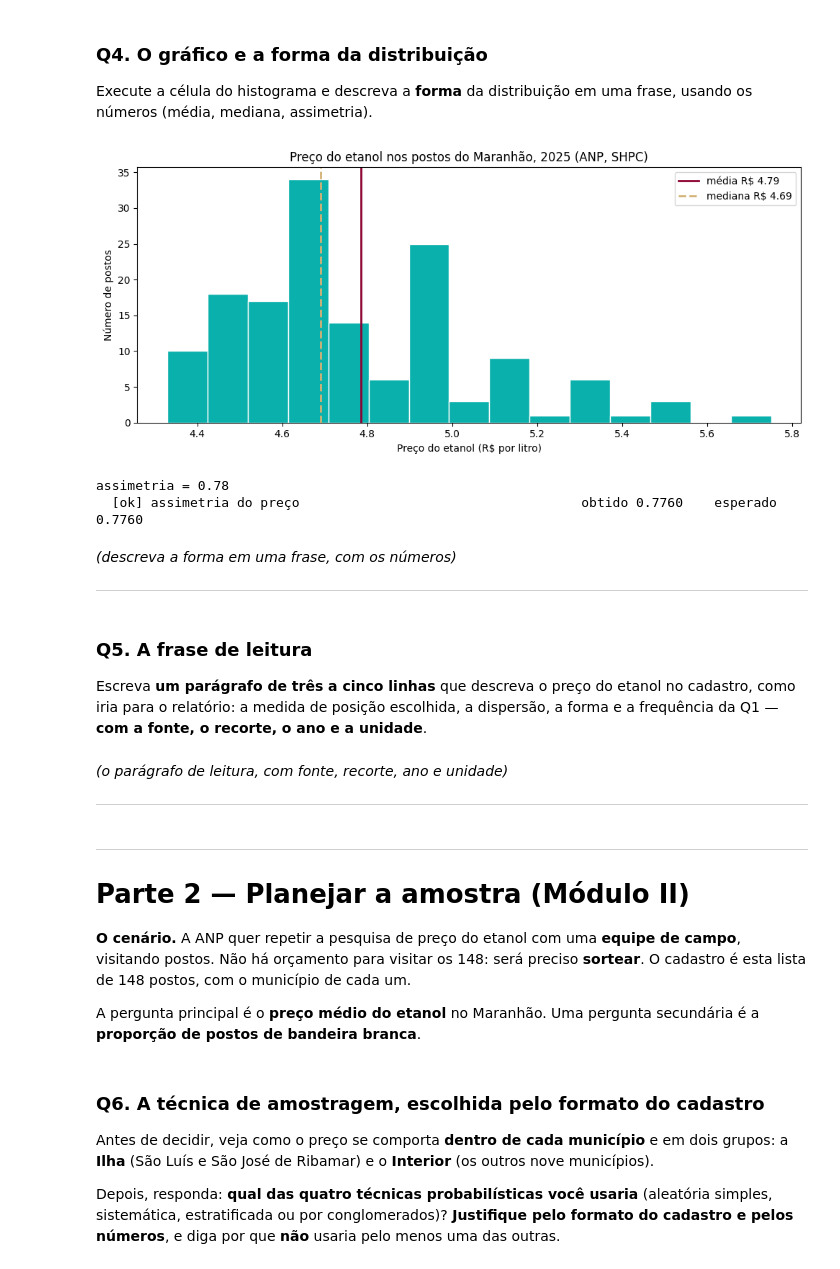
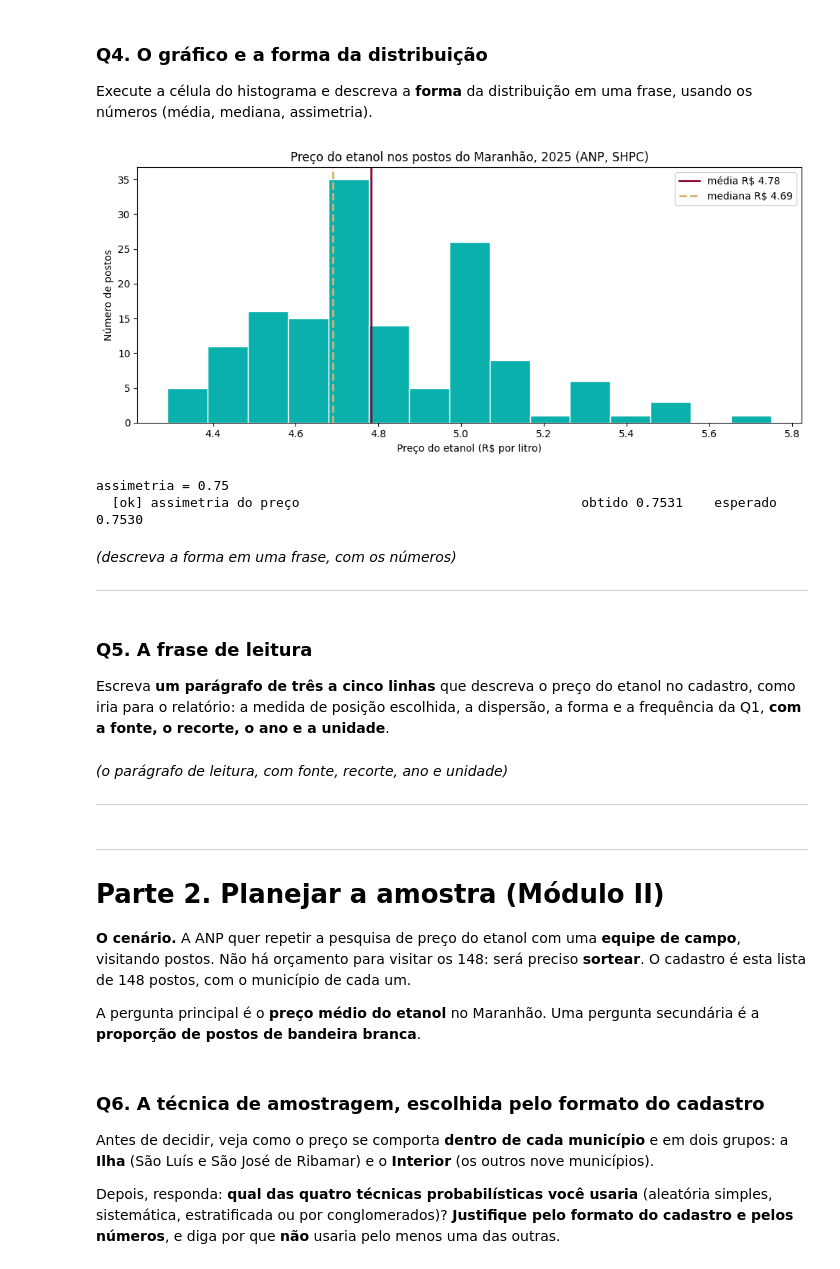
Before and after one commit to tadeugomes/metodos-pesquisa-quantitativa, a Jupyter notebook: notebooks/encontro-09/encontro09.ipynb, the cells around one changed output. Cells and saved outputs as stored; diff of their text form; code cells hidden in the pictures.

```diff
--- a/notebooks/encontro-09/encontro09.ipynb
+++ b/notebooks/encontro-09/encontro09.ipynb
@@ -163,7 +165,7 @@ Cadastro: N = 148 postos de etanol, em 11 municípios e 8 bandeiras
 
   [ok] postos no cadastro de etanol                           obtido 148.00 postos esperado 148.00 postos
 # %%
-# ================= CÉLULA B: CONTINGÊNCIA — leia antes =================
+# ================= CÉLULA B: CONTINGÊNCIA, leia antes =================
 # NÃO EXECUTE AGORA. Só se a CÉLULA A falhar e o professor mandar, depois de fazer
 # upload do arquivo dados/anp_precos_revenda_ma_2025.csv (ícone de pasta, à esquerda).
 
@@ -173,7 +175,7 @@ from scipy.stats import norm
 
 anp = pd.read_csv("anp_precos_revenda_ma_2025.csv")
 etanol = anp[anp["produto"] == "ETANOL"].dropna(subset=["valor_venda"])
-cadastro = (etanol.sort_values("mes_arquivo")
+cadastro = (etanol.sort_values("mes_arquivo", kind="stable")
                   .drop_duplicates("cnpj_da_revenda", keep="first")
                   [["cnpj_da_revenda", "municipio", "bandeira", "valor_venda"]]
                   .rename(columns={"cnpj_da_revenda": "cnpj", "valor_venda": "preco"})
@@ -327,25 +329,25 @@ os números (média, mediana, assimetria).
 # %%
 # CÉLULA Q4: o histograma do preço, com a média e a mediana.
 import matplotlib.pyplot as plt
 
 fig, ax = plt.subplots(figsize=(10, 4.5))
 ax.hist(preco, bins=15, color="#0AB0AB", edgecolor="white")
 ax.axvline(preco.mean(), color="#8D0333", linewidth=2, label=f"média R$ {preco.mean():.2f}")
 ax.axvline(preco.median(), color="#D4B277", linewidth=2, linestyle="--",
            label=f"mediana R$ {preco.median():.2f}")
 ax.set_xlabel("Preço do etanol (R$ por litro)")
 ax.set_ylabel("Número de postos")
 ax.set_title("Preço do etanol nos postos do Maranhão, 2025 (ANP, SHPC)")
 ax.legend()
 plt.tight_layout()
 plt.show()
 
 print(f"assimetria = {preco.skew():.2f}")
-conferir("assimetria do preço", preco.skew(), 0.776, tolerancia=0.001, unidade="")
+conferir("assimetria do preço", preco.skew(), 0.753, tolerancia=0.001, unidade="")
 # %% [output]
-[figure, old version]
+[figure, new version]
-assimetria = 0.78
-  [ok] assimetria do preço                                    obtido 0.7760    esperado 0.7760
+assimetria = 0.75
+  [ok] assimetria do preço                                    obtido 0.7531    esperado 0.7530
 # %% [markdown]
 _(descreva a forma em uma frase, com os números)_
 
@@ -355,7 +357,7 @@ _(descreva a forma em uma frase, com os números)_
 
 Escreva **um parágrafo de três a cinco linhas** que descreva o preço do etanol no cadastro,
 como iria para o relatório: a medida de posição escolhida, a dispersão, a forma e a
-frequência da Q1 — **com a fonte, o recorte, o ano e a unidade**.
+frequência da Q1, **com a fonte, o recorte, o ano e a unidade**.
 # %% [markdown]
 _(o parágrafo de leitura, com fonte, recorte, ano e unidade)_
 
@@ -363,7 +365,7 @@ _(o parágrafo de leitura, com fonte, recorte, ano e unidade)_
 # %% [markdown]
 ---
 
-# Parte 2 — Planejar a amostra (Módulo II)
+# Parte 2. Planejar a amostra (Módulo II)
 
 **O cenário.** A ANP quer repetir a pesquisa de preço do etanol com uma **equipe de campo**,
 visitando postos. Não há orçamento para visitar os 148: será preciso **sortear**. O
```
Also changed, not shown: parts of 14 cells of this notebook, 15 other files.
